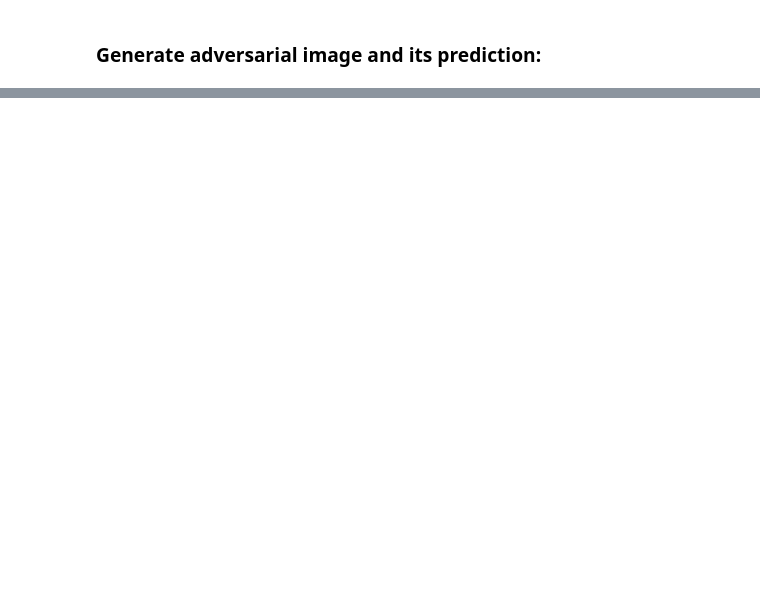
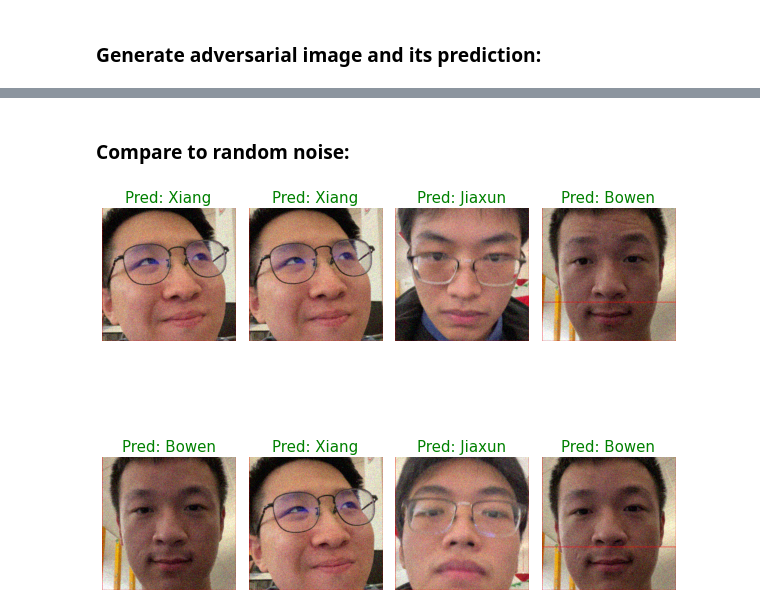
Before and after one commit to coollx/FaceEncryption, a Jupyter notebook: simple_model.ipynb, the cells around one changed output, grey strips where cells are left out. Drawn from its saved outputs; the diff is of its cells as text; code cells hidden in the pictures; blank space fills up the shorter version.

Commit message:
add random noise comparation

```diff
--- a/simple_model.ipynb
+++ b/simple_model.ipynb
@@ -252,0 +253,24 @@ for i, (inputs, labels) in enumerate(test_dataloader):
+# %% [markdown]
+### Compare to random noise:
+# %%
+model.eval()
+start_time = time.time()
+
+with torch.no_grad():
+
+    for i, (inputs, labels) in enumerate(test_dataloader):
+        inputs = inputs.to(device)
+        labels = labels.to(device)
+
+        epsilon = 0.1
+        #random noise
+        delta = torch.rand_like(inputs)
+        delta.data = delta.data * 2 * epsilon - epsilon
+
+        inputs = inputs + delta
+        outputs = model(inputs)
+        _, preds = torch.max(outputs, 1)
+
+        plot_images(inputs, labels, preds, 2, 4)
+# %% [output]
+[figure, added]
```
Also changed, not shown: parts of 5 cells of this notebook, 1 other file.
